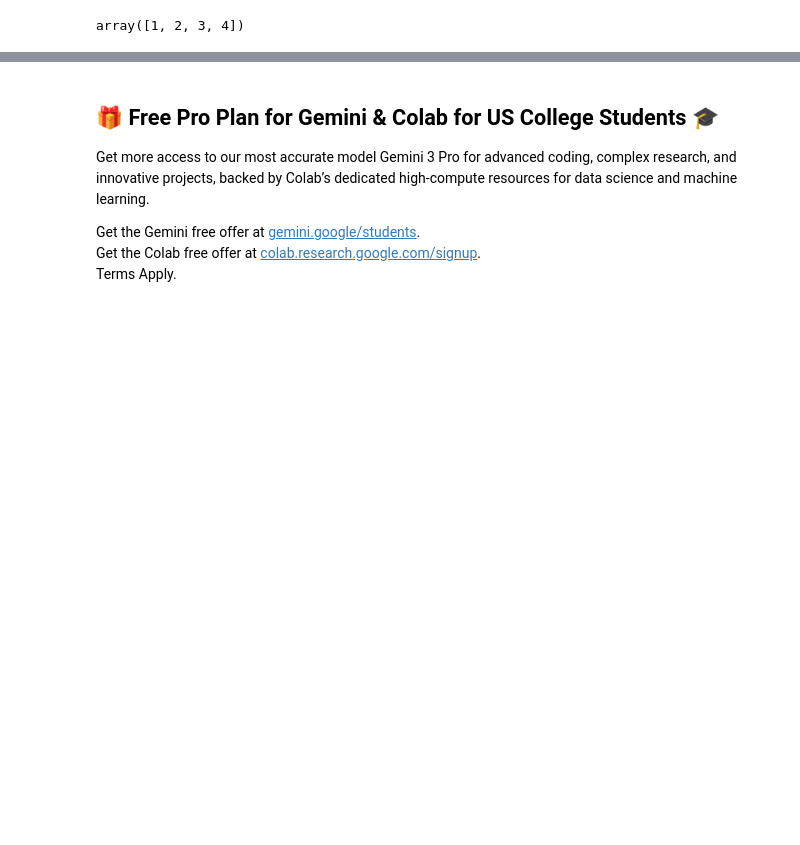
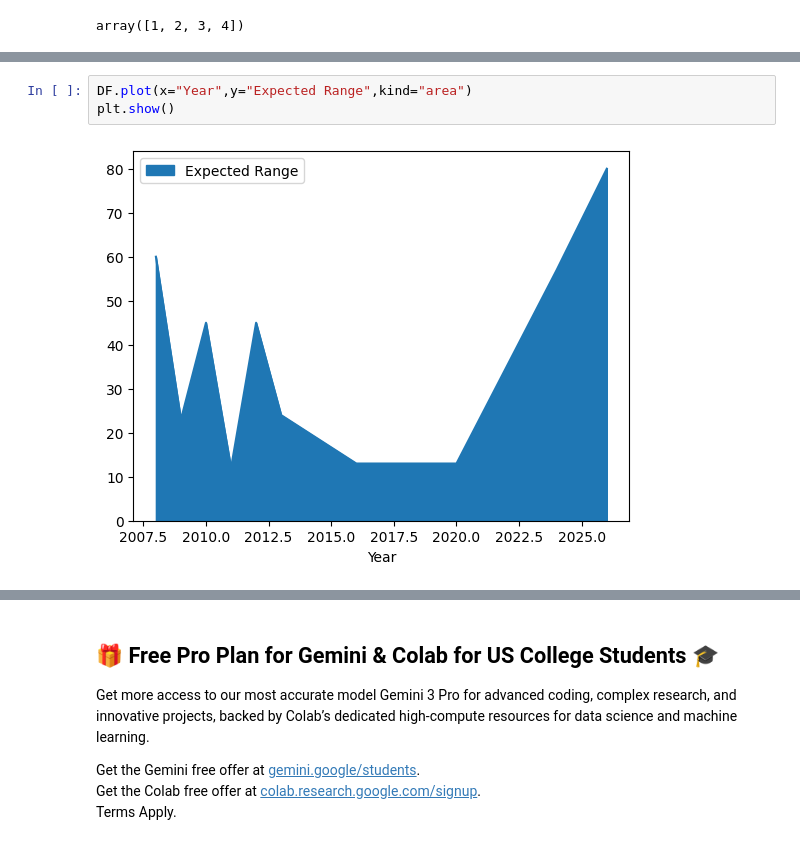
Before and after one commit to PriyaKotera16/PriyaKotera16, a Jupyter notebook: Welcome_To_Colab.ipynb, the cells around one changed output, grey strips where cells are left out. Cells and saved outputs as stored; diff of their text form; blank space fills up the shorter version.

```diff
--- a/Welcome_To_Colab.ipynb
+++ b/Welcome_To_Colab.ipynb
@@ -814,0 +971,5 @@ array([1, 2, 3, 4])
+# %%
+DF.plot(x="Year",y="Expected Range",kind="area")
+plt.show()
+# %% [output]
+[figure, added]
```
Also changed, not shown: parts of 37 cells of this notebook.
